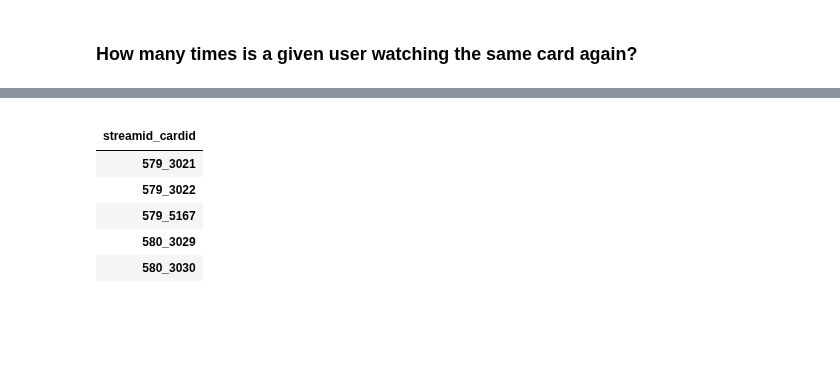
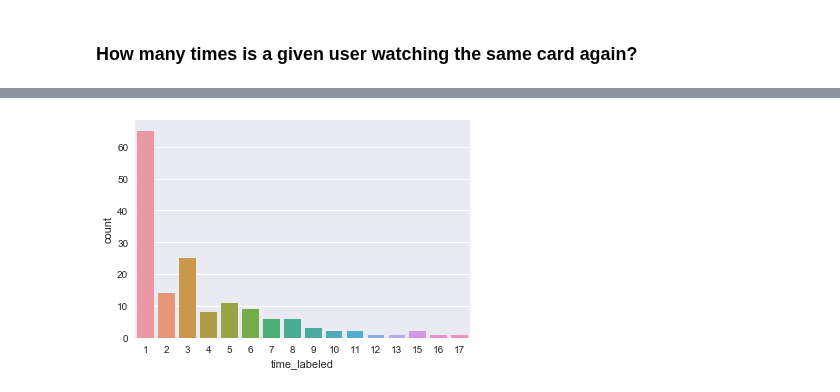
Before and after one commit to ace-racer/ContextualRecommender, a Jupyter notebook: hybird_recommender/Process raw stream views.ipynb, the cells around one changed output, grey strips where cells are left out. Cells and saved outputs as stored; diff of their text form; code cells hidden in the pictures; blank space fills up the shorter version.

```diff
--- a/hybird_recommender/Process raw stream views.ipynb
+++ b/hybird_recommender/Process raw stream views.ipynb
@@ -172,2 +172,3 @@ user_views_df.head()
 # %%
-user_views_grouped_df = user_views_df.groupby("streamid_cardid").agg('count')
+user_views_aggr_df = user_views_df.groupby("streamid_cardid").agg('count')
+user_views_aggr_df.head()
@@ -174,10 +183,4 @@ user_views_grouped_df = user_views_df.groupby("streamid_cardid").agg('count')
-# %%
-user_views_grouped_df.head()
-# %% [output]
-|  |
-| streamid_cardid |
-| 579_3021 |
-| 579_3022 |
-| 579_5167 |
-| 580_3029 |
-| 580_3030 |
+# %%
+ax = sns.countplot(x="time_labeled", data=user_views_aggr_df)
+# %% [output]
+[figure, added]
```
Also changed, not shown: parts of 2 cells of this notebook, 1 other file.
